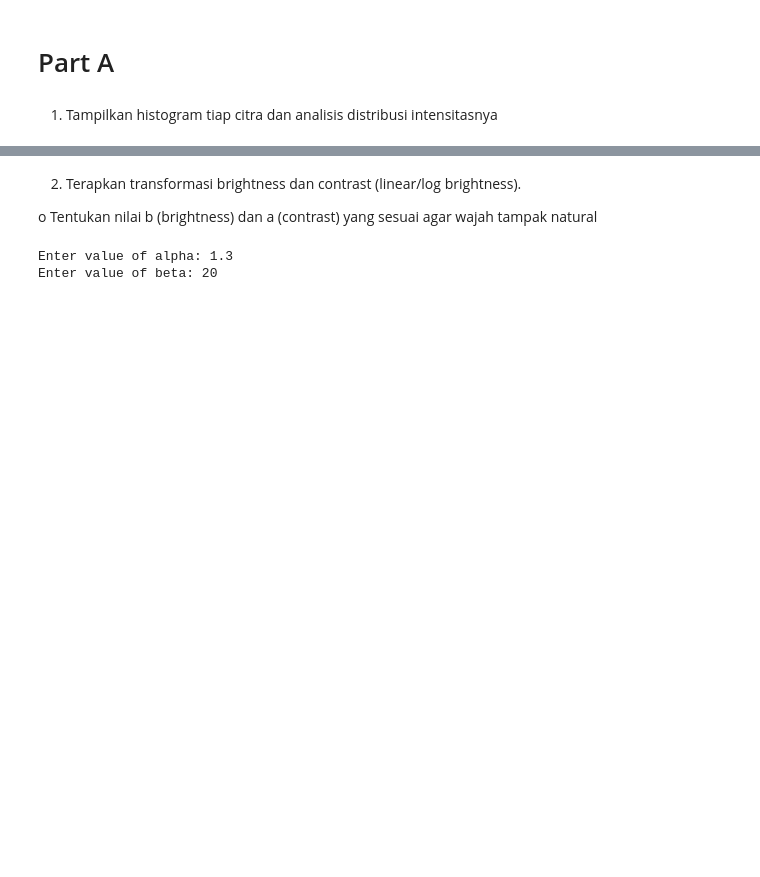
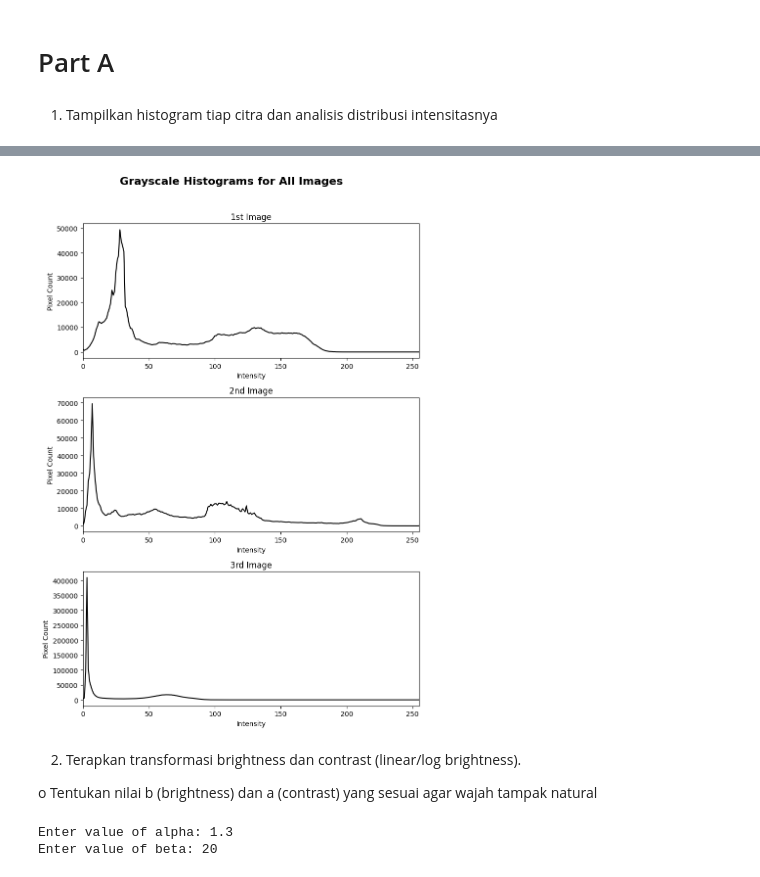
Before and after one commit to Valtern/PCVK_Ganjil_2025, a Jupyter notebook: week_7.ipynb, the cells around one changed output, grey strips where cells are left out. Drawn from its saved outputs; the diff is of its cells as text; code cells hidden in the pictures; blank space fills up the shorter version.

```diff
--- a/week_7.ipynb
+++ b/week_7.ipynb
@@ -103,3 +23,31 @@ plt.show()
+# %%
+import cv2 as cv
+import numpy as np
+import matplotlib.pyplot as plt
+
+img1 = cv.imread('/content/drive/MyDrive/PCVK/Image/img1fnormal.jpeg', cv.IMREAD_GRAYSCALE)
+img2 = cv.imread('/content/drive/MyDrive/PCVK/Image/img2fhalfbrighthalfdark.jpeg', cv.IMREAD_GRAYSCALE)
+img3 = cv.imread('/content/drive/MyDrive/PCVK/Image/img3fdark.jpeg', cv.IMREAD_GRAYSCALE)
+
+images = [img1, img2, img3]
+titles = ['1st Image', '2nd Image', '3rd Image']
+
+fig, axs = plt.subplots(3, 1, figsize=(8, 12))
+fig.suptitle('Grayscale Histograms for All Images', fontsize=16, fontweight='bold')
+
+for i, img in enumerate(images):
+    hist = cv.calcHist([img], [0], None, [256], [0, 256])
+
+    axs[i].plot(hist, color='black')
+    axs[i].set_title(titles[i])
+    axs[i].set_xlabel('Intensity')
+    axs[i].set_ylabel('Pixel Count')
+    axs[i].set_xlim([0, 255])
+
+plt.tight_layout(rect=[0, 0.03, 1, 0.96])
+plt.show()
+# %% [output]
+[figure, added]
 # %% [markdown]
 2. Terapkan transformasi brightness dan contrast (linear/log brightness).
 
```
Also changed, not shown: parts of 4 cells of this notebook.
